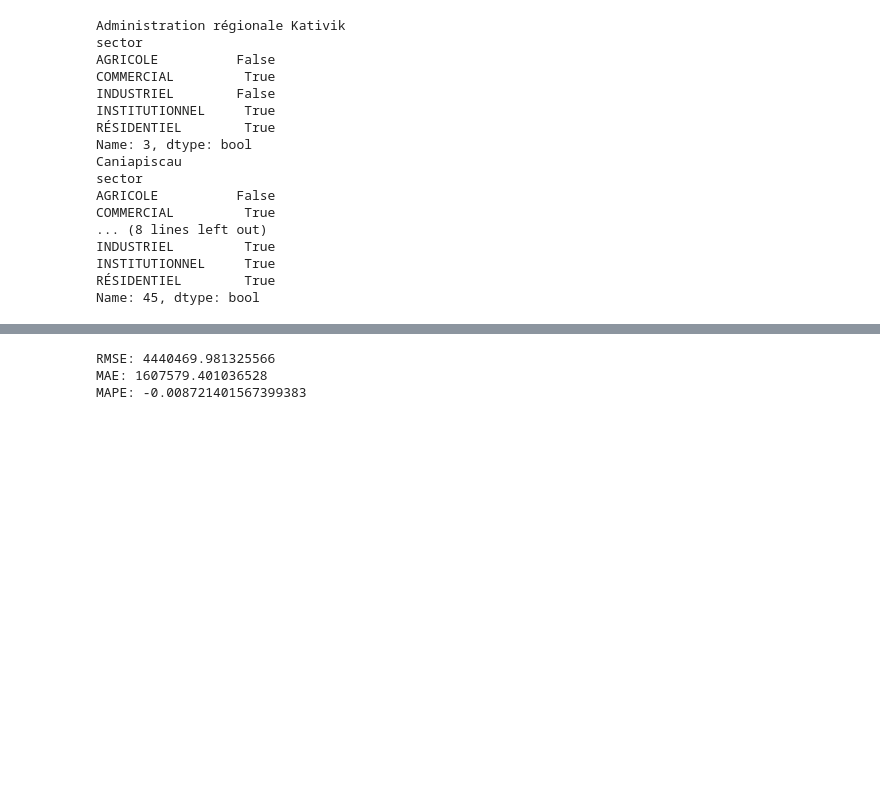
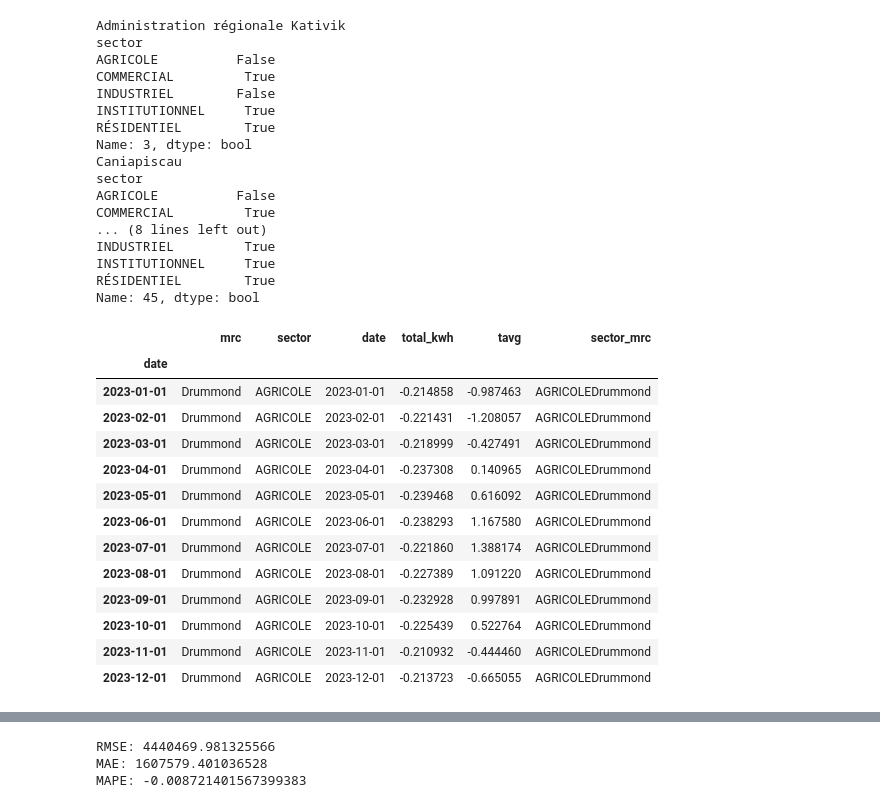
Before and after one commit to JuanJavierr/ml2_projet, a Jupyter notebook: tcn.ipynb, the cells around one changed output, grey strips where cells are left out. Saved outputs shown, nothing was run; the diff lists cells and outputs as text; code cells hidden in the pictures; blank space fills up the shorter version.

```diff
--- a/tcn.ipynb
+++ b/tcn.ipynb
@@ -103,6 +103,23 @@ df = df.sort_values(["mrc", "sector", "date"])
 
 
 # df = torch.tensor(df).float()
+# %%
+test_df[test_df["sector_mrc"] == "AGRICOLEDrummond"]
+# %% [output]
+|  | mrc | sector | date | total_kwh | tavg | sector_mrc |
+| date |  |  |  |  |  |  |
+| 2023-01-01 | Drummond | AGRICOLE | 2023-01-01 | -0.214858 | -0.987463 | AGRICOLEDrummond |
+| 2023-02-01 | Drummond | AGRICOLE | 2023-02-01 | -0.221431 | -1.208057 | AGRICOLEDrummond |
+| 2023-03-01 | Drummond | AGRICOLE | 2023-03-01 | -0.218999 | -0.427491 | AGRICOLEDrummond |
+| 2023-04-01 | Drummond | AGRICOLE | 2023-04-01 | -0.237308 | 0.140965 | AGRICOLEDrummond |
+| 2023-05-01 | Drummond | AGRICOLE | 2023-05-01 | -0.239468 | 0.616092 | AGRICOLEDrummond |
+| 2023-06-01 | Drummond | AGRICOLE | 2023-06-01 | -0.238293 | 1.167580 | AGRICOLEDrummond |
+| 2023-07-01 | Drummond | AGRICOLE | 2023-07-01 | -0.221860 | 1.388174 | AGRICOLEDrummond |
+| 2023-08-01 | Drummond | AGRICOLE | 2023-08-01 | -0.227389 | 1.091220 | AGRICOLEDrummond |
+| 2023-09-01 | Drummond | AGRICOLE | 2023-09-01 | -0.232928 | 0.997891 | AGRICOLEDrummond |
+| 2023-10-01 | Drummond | AGRICOLE | 2023-10-01 | -0.225439 | 0.522764 | AGRICOLEDrummond |
+| 2023-11-01 | Drummond | AGRICOLE | 2023-11-01 | -0.210932 | -0.444460 | AGRICOLEDrummond |
+| 2023-12-01 | Drummond | AGRICOLE | 2023-12-01 | -0.213723 | -0.665055 | AGRICOLEDrummond |
 # %%
 def get_sequence(df: pd.DataFrame, sector_mrc: str):
     """Get a sequence of total_kwh and tavg for a given sector_mrc"""
```
Also changed, not shown: parts of 6 cells of this notebook, 1 other file.
